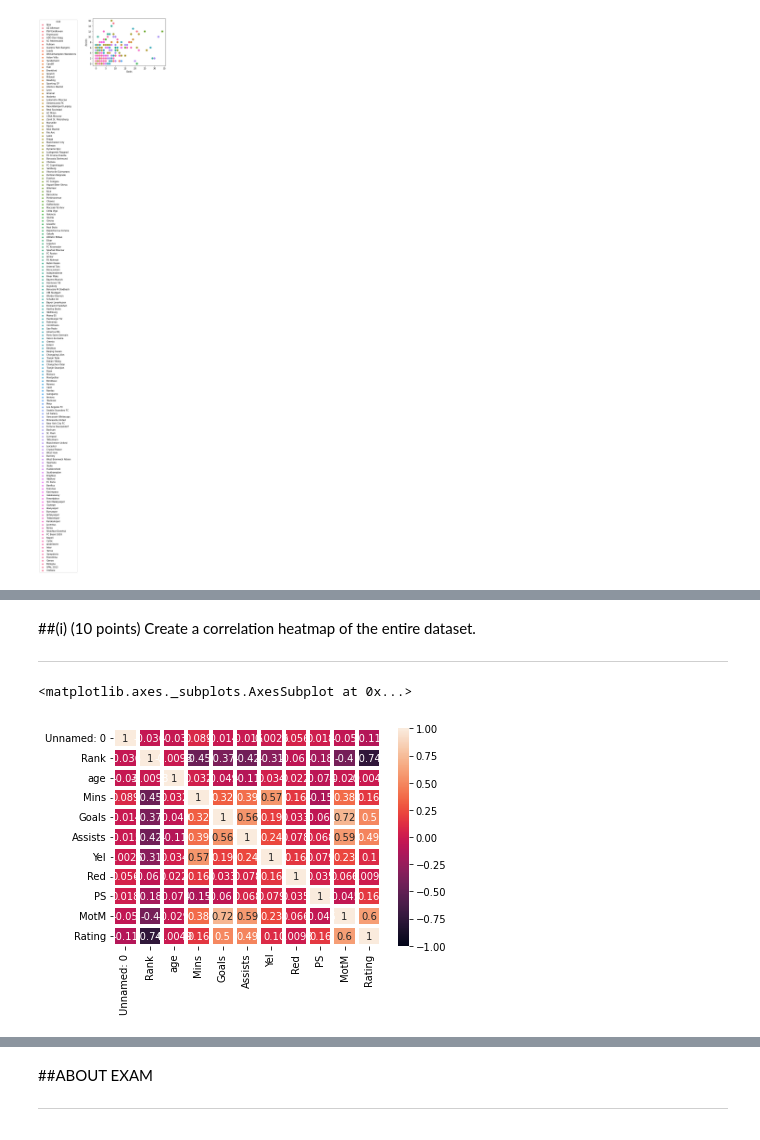
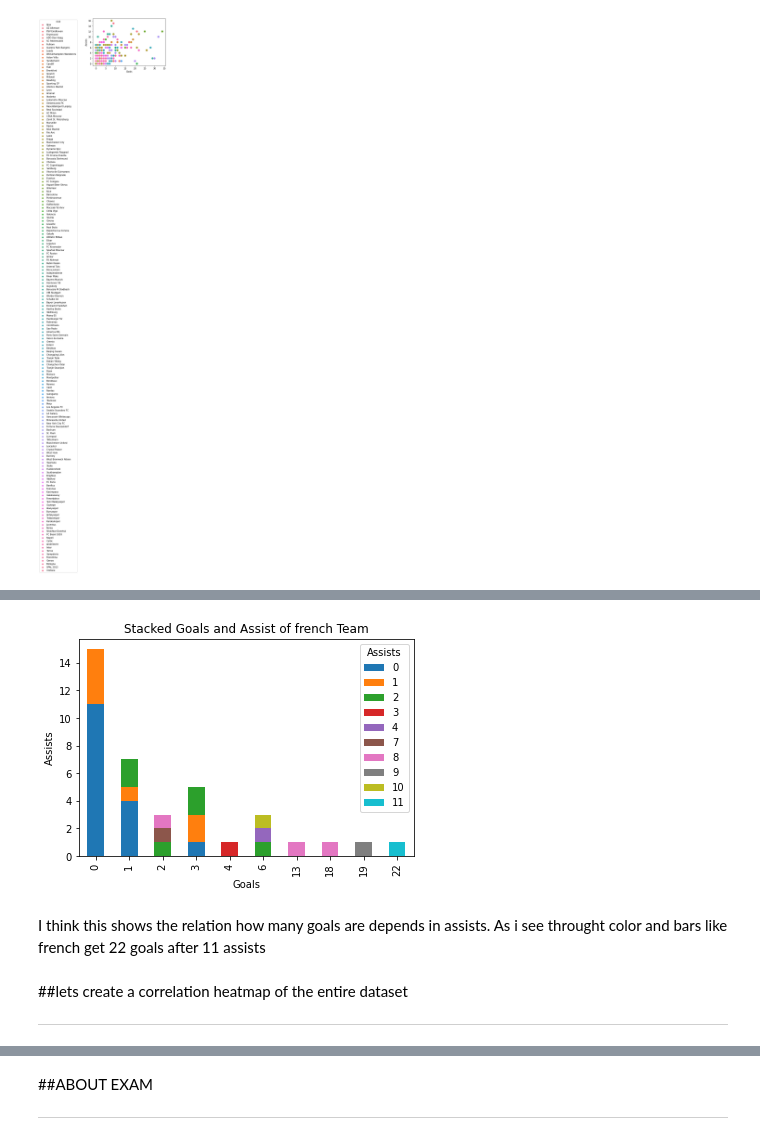
Before and after one commit to ashpou1/data-processing-4313, a Jupyter notebook: EXAM 3.ipynb, the cells around one changed output, grey strips where cells are left out. Cells and saved outputs as stored; diff of their text form; code cells hidden in the pictures.

```diff
--- a/EXAM 3.ipynb
+++ b/EXAM 3.ipynb
@@ -156,2 +153,5 @@ sns.move_legend(ax, "upper right", bbox_to_anchor=(-.2, 1))
 
 ---
+# %%
+df1 = df[df["nationality"] == 'France' ]
+df1.head()
@@ -158,9 +165,15 @@ sns.move_legend(ax, "upper right", bbox_to_anchor=(-.2, 1))
+# %%
+ax = df1.groupby(['Goals', 'Assists']).size().unstack().plot(kind='bar', stacked=True)
+ax.set(title= 'Stacked Goals and Assist of french Team')
+ax.set_xlabel('Goals')
+ax.set_ylabel('Assists')
+plt.show()
+#https://stackoverflow.com/questions/23415500/pandas-plotting-a-stacked-bar-chart
+# %% [output]
+[figure, added]
+# %% [markdown]
+I think this shows the relation how many goals are depends in assists. As i see throught color and bars like french get 22 goals after 11 assists
 # %% [markdown]
-##(i) (10 points) Create a correlation heatmap of the entire dataset.
+##lets create a correlation heatmap of the entire dataset
 
 ---
-# %%
-sns.heatmap(df.corr(), annot=True, linewidths=3,vmin = -1)
-# %% [output]
-<matplotlib.axes._subplots.AxesSubplot at 0x...>
-[figure, removed]
```
Also changed, not shown: parts of 6 cells of this notebook.
